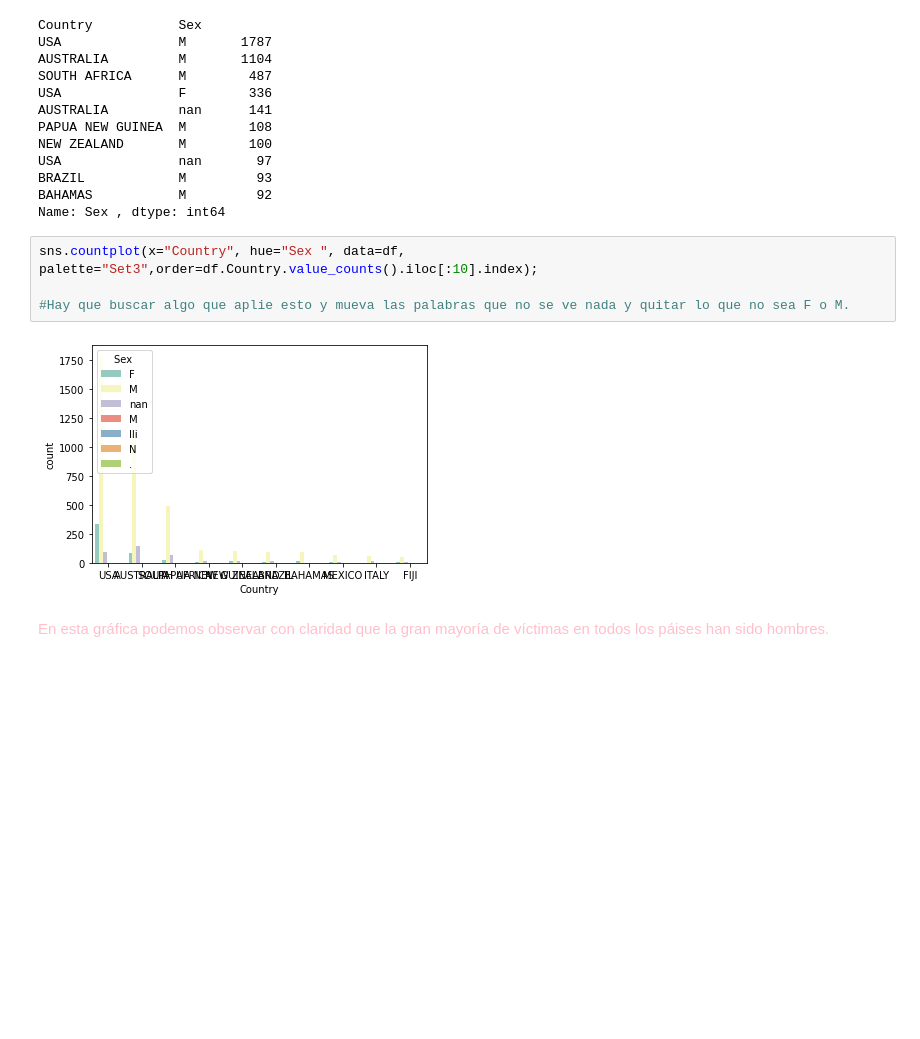
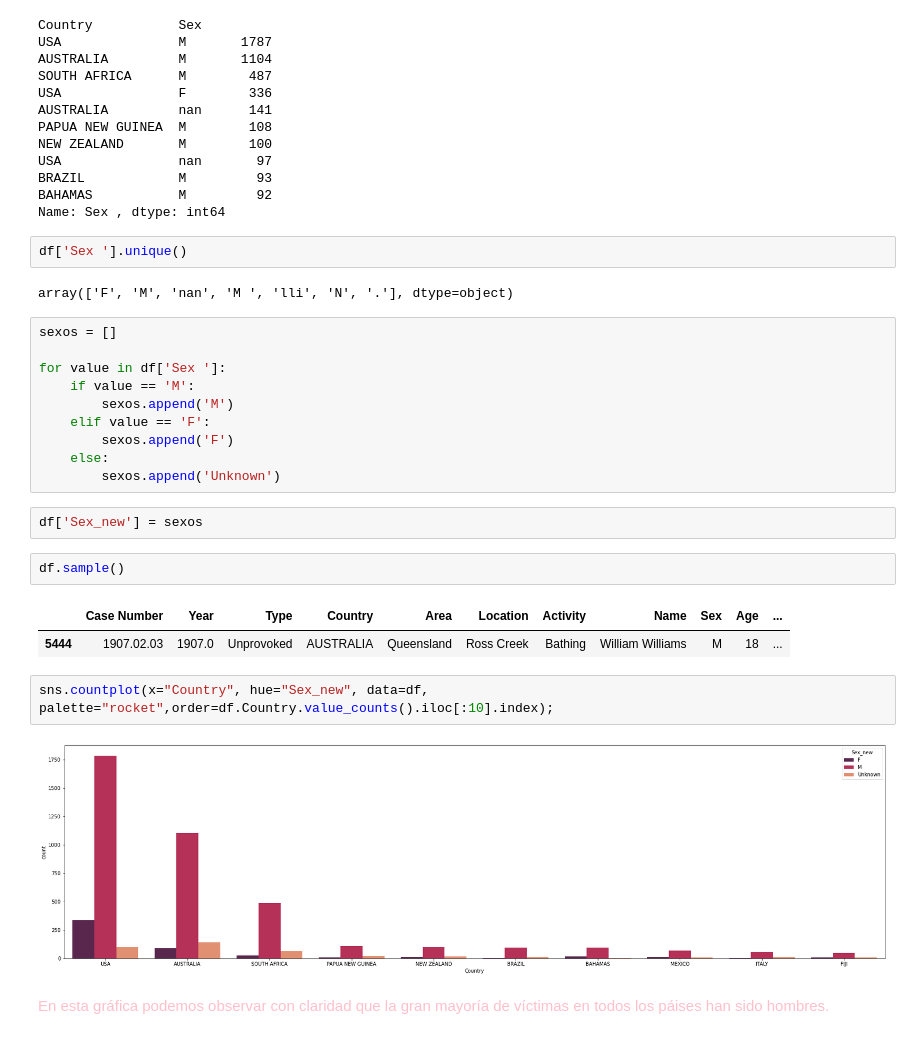
Before and after one commit to Adalab/DA-promo-a-modulo-2-pair-2-Almudena-Olivia, a Jupyter notebook: EDA/EDA 3/pair_programming-eda_3.ipynb, the cells around one changed output. Saved outputs shown, nothing was run; the diff lists cells and outputs as text; blank space fills up the shorter version.

```diff
--- a/EDA/EDA 3/pair_programming-eda_3.ipynb
+++ b/EDA/EDA 3/pair_programming-eda_3.ipynb
@@ -58,12 +71,31 @@ USA               nan       97
 BRAZIL            M         93
 BAHAMAS           M         92
 Name: Sex , dtype: int64
+# %%
+df['Sex '].unique()
+# %% [output]
+array(['F', 'M', 'nan', 'M ', 'lli', 'N', '.'], dtype=object)
+# %%
+sexos = []
+
+for value in df['Sex ']:
+    if value == 'M':
+        sexos.append('M')
+    elif value == 'F':
+        sexos.append('F')
+    else:
+        sexos.append('Unknown')
+# %%
+df['Sex_new'] = sexos
+# %%
+df.sample()
+# %% [output]
+|  | Case Number | Year | Type | Country | Area | Location | Activity | Name | Sex | Age | ... |
+| 5444 | 1907.02.03 | 1907.0 | Unprovoked | AUSTRALIA | Queensland | Ross Creek | Bathing | William Williams | M | 18 | ... |
 # %%
-sns.countplot(x="Country", hue="Sex ", data=df, palette="Set3",order=df.Country.value_counts().iloc[:10].index);
-
-#Hay que buscar algo que aplie esto y mueva las palabras que no se ve nada y quitar lo que no sea F o M.
+sns.countplot(x="Country", hue="Sex_new", data=df, palette="rocket",order=df.Country.value_counts().iloc[:10].index);
 # %% [output]
-[figure, old version]
+[figure, new version]
 # %% [markdown]
 <font color='pink'> En esta gráfica podemos observar con claridad que la gran mayoría de víctimas en todos los páises han sido hombres.</font>
 # %% [markdown]
```
Also changed, not shown: parts of 2 cells of this notebook.
